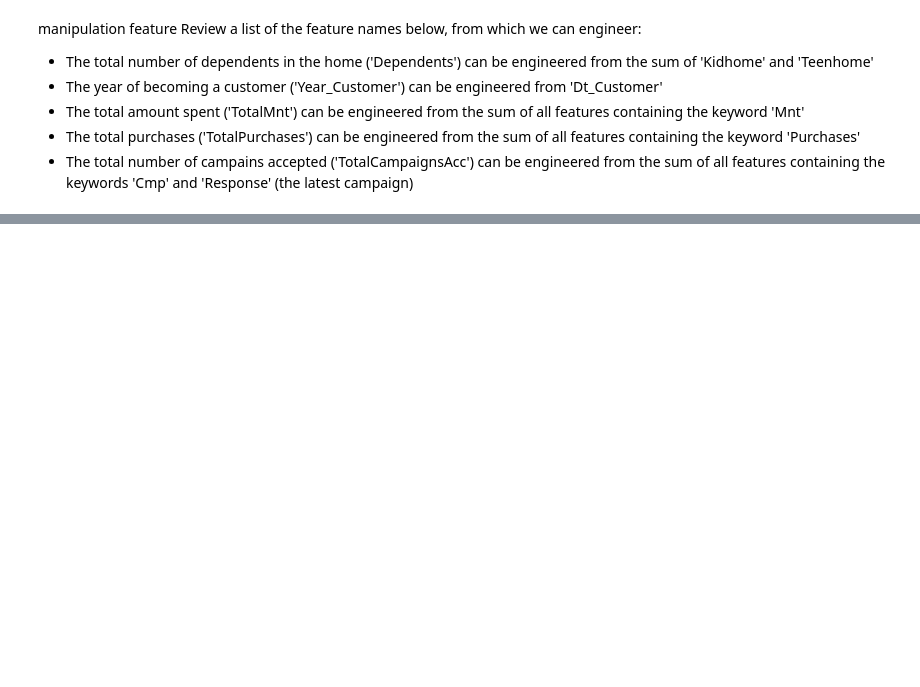
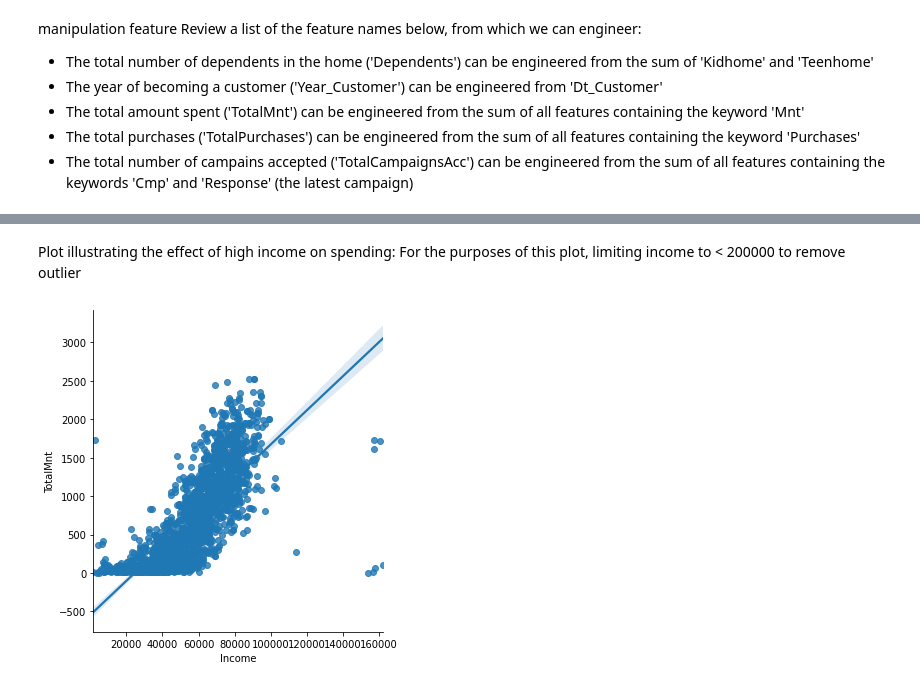
Before and after one commit to rjrizani/analysis-marketing, a Jupyter notebook: analysis-marketing-data.ipynb, the cells around one changed output, grey strips where cells are left out. Cells and saved outputs as stored; diff of their text form; code cells hidden in the pictures; blank space fills up the shorter version.

```diff
--- a/analysis-marketing-data.ipynb
+++ b/analysis-marketing-data.ipynb
@@ -277,0 +269,7 @@ print(data[mnt_cols])
+# %% [markdown]
+Plot illustrating the effect of high income on spending:
+For the purposes of this plot, limiting income to < 200000 to remove outlier
+# %%
+sns.lmplot(x='Income', y='TotalMnt', data=data[data['Income']<200000]);
+# %% [output]
+[figure, added]
```
Also changed, not shown: parts of 41 cells of this notebook.
